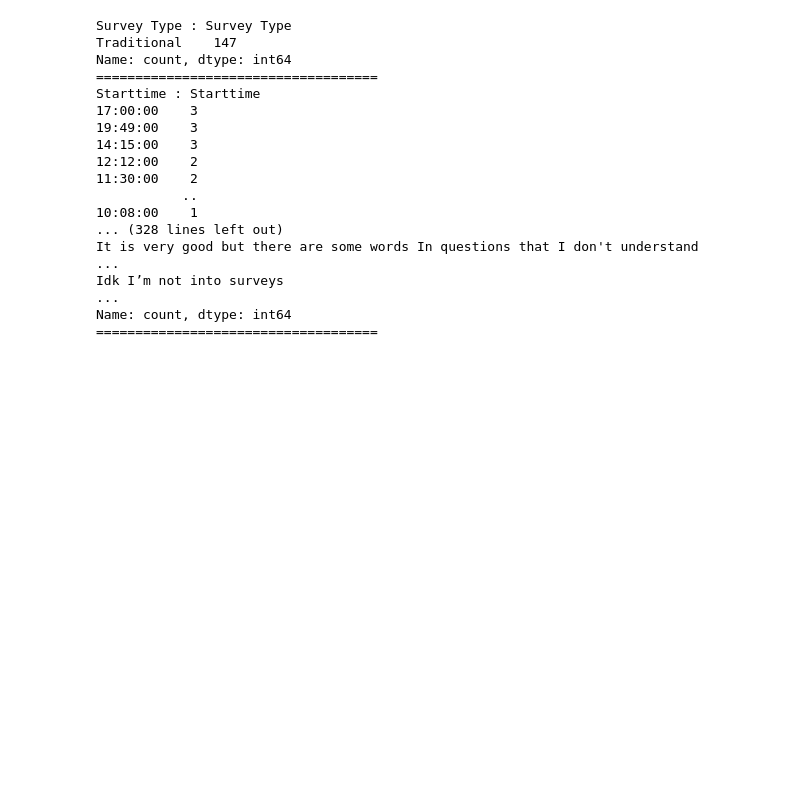
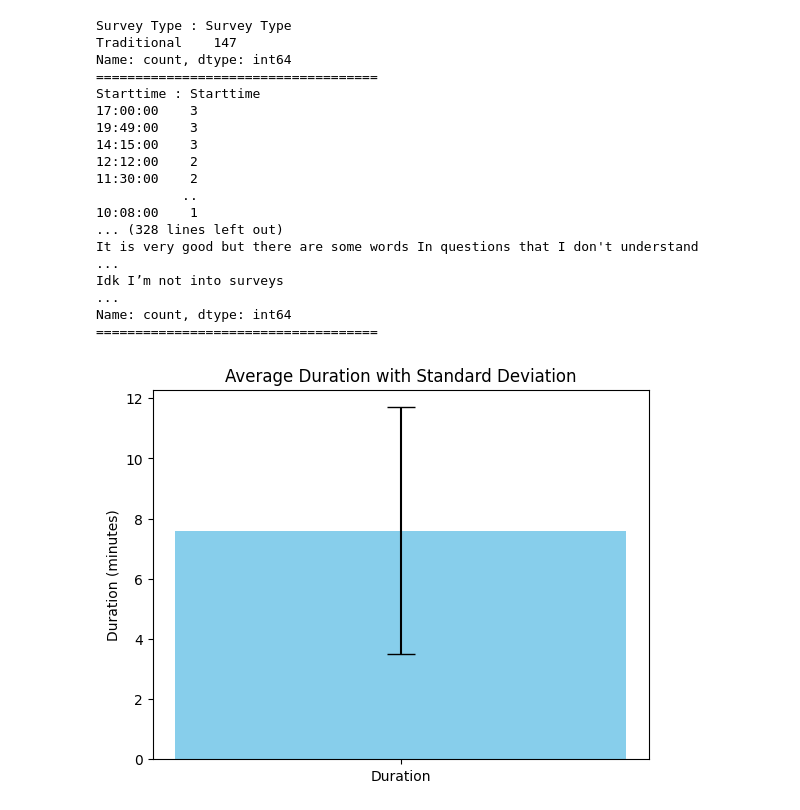
Before and after one commit to Jowayria-27/Fashion_Survey, a Jupyter notebook: K-Means Surveys.ipynb, the cells around one changed output. Drawn from its saved outputs; the diff is of its cells as text; code cells hidden in the pictures; blank space fills up the shorter version.

```diff
--- a/K-Means Surveys.ipynb
+++ b/K-Means Surveys.ipynb
@@ -13,8 +13,8 @@ import statistics as s
 # %% [markdown]
 First of all, we need to read the traditional responses alone
 # %%
-df = pd.read_csv('https://raw.githubusercontent.com/Jowayria-27/Fashion_Survey/refs/heads/main/Trad.csv')
-df.head(10)
+df_trad = pd.read_csv('https://raw.githubusercontent.com/Jowayria-27/Fashion_Survey/refs/heads/main/Trad.csv')
+df_trad.head(10)
 # %% [output]
 |  | Survey Type | Starttime | Endtime | Duration | Name | Age | Education level | Gender | SQ1 | ... |
 | 0 | Traditional | 12:12:00 | 12:24:00 | 0:12:00 | Maryam Elgharraz | 21-30 | Undergraduate Student (currently ... | Female | Disagree | ... |
@@ -115,3 +112,20 @@ It is very good but there are some words In questions that I don't understand
 Idk I’m not into surveys                                                                                                                                                                                 ...
 Name: count, dtype: int64
 ====================================
+# %%
+# Convert to timedelta
+df_trad['Duration'] = pd.to_timedelta(df_trad['Duration'])
+
+# Now you can calculate stats
+mean_val = df_trad['Duration_minutes'].mean()
+std_val = df_trad['Duration_minutes'].std()
+
+# Create a bar plot
+plt.bar(['Duration'], [mean_val], yerr=[std_val], capsize=10, color='skyblue')
+
+# Add labels and title
+plt.ylabel('Duration (minutes)')
+plt.title('Average Duration with Standard Deviation')
+plt.show()
+# %% [output]
+[figure, added]
```
Also changed, not shown: parts of 23 cells of this notebook.
